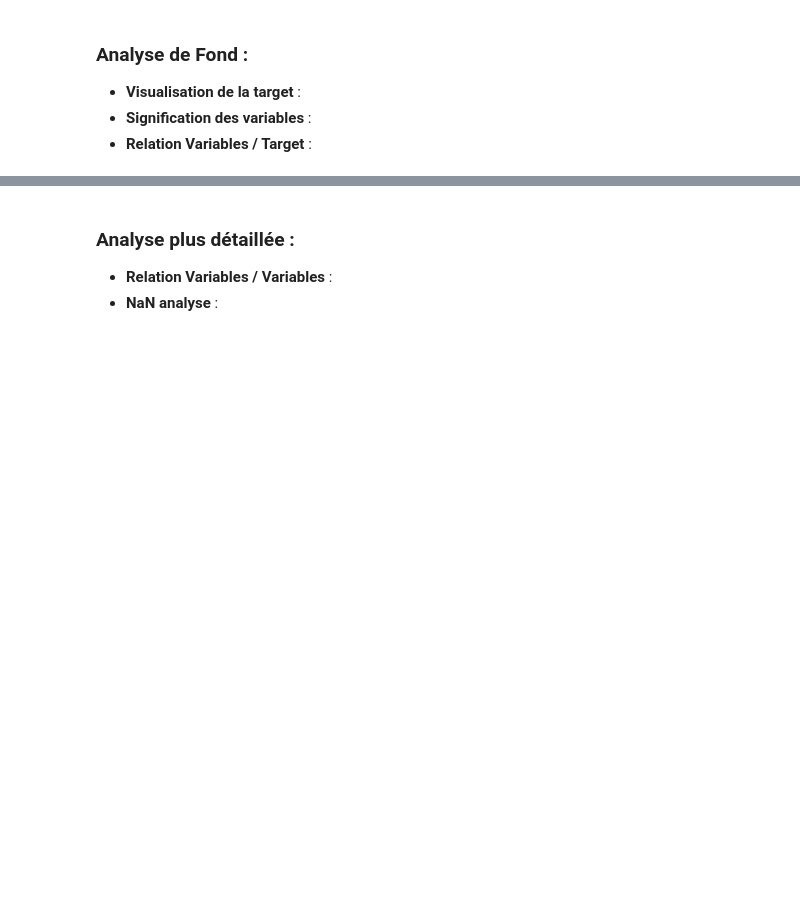
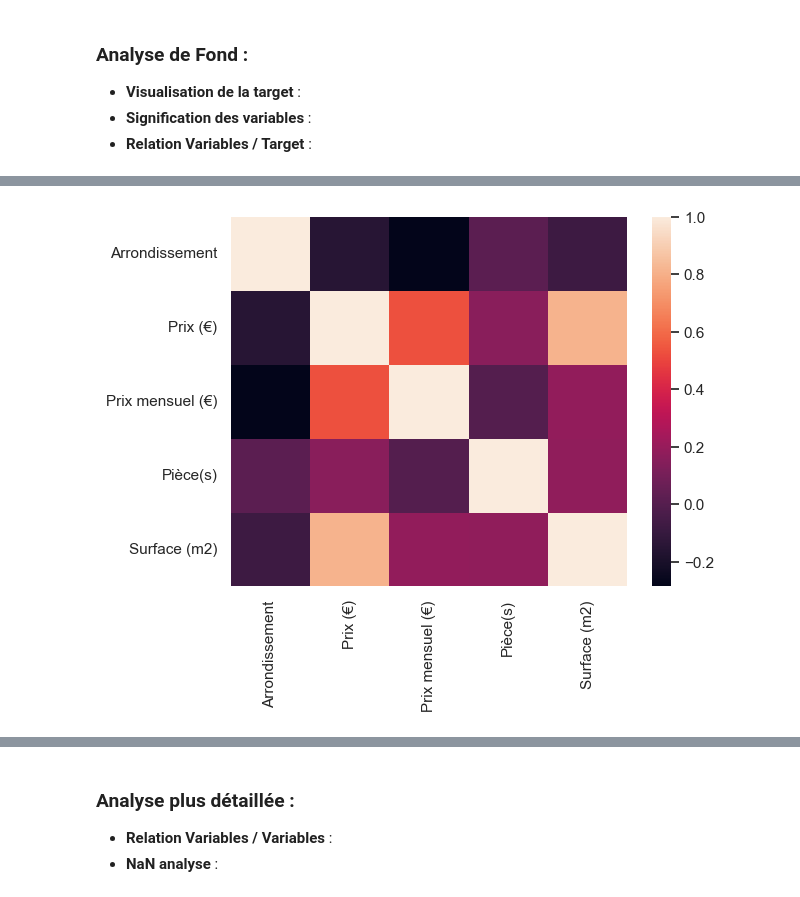
Before and after one commit to Zhuanu/Projet-DALAS, a Jupyter notebook: eda.ipynb, the cells around one changed output, grey strips where cells are left out. Saved outputs shown, nothing was run; the diff lists cells and outputs as text; code cells hidden in the pictures; blank space fills up the shorter version.

```diff
--- a/eda.ipynb
+++ b/eda.ipynb
@@ -188,0 +226,11 @@ sns.pairplot(new_df, hue='Cluster')
+# %%
+# Standardize the data
+scaler = StandardScaler()
+scaler.fit(numerical_df)
+data_scaled = scaler.transform(numerical_df)
+dataStd = pd.DataFrame(data_scaled, columns=numerical_df.columns)
+# %%
+sns.heatmap(dataStd.corr());
+# demande à la prof, j'ai l'impression qu'on ne peut rien interpreter dans cette heatmap
+# %% [output]
+[figure, added]
```
Also changed, not shown: parts of 20 cells of this notebook.
